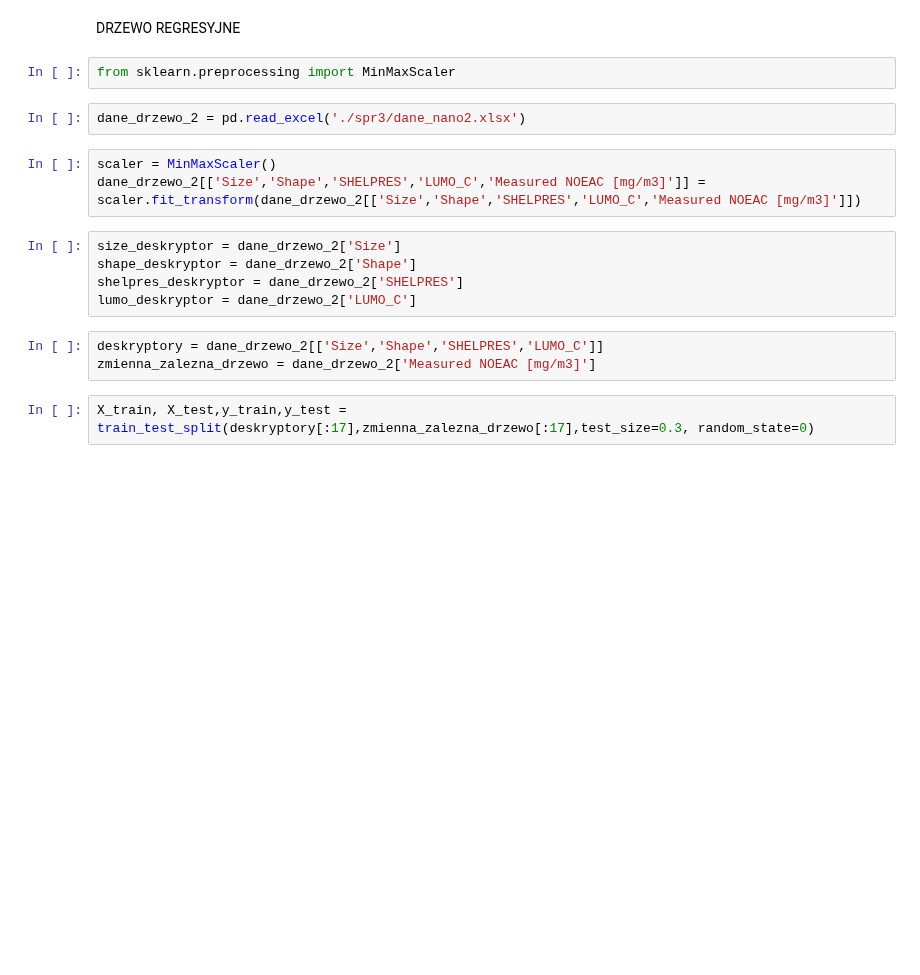
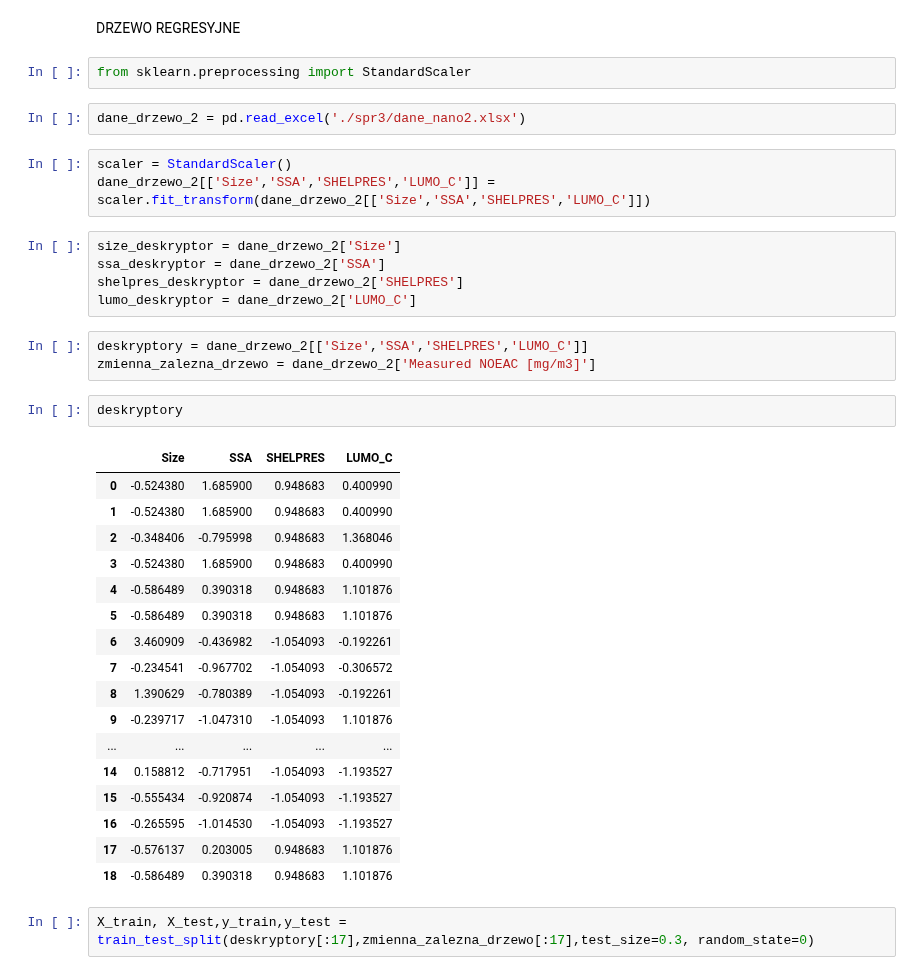
Before and after one commit to Miczel00/machine-learning, a Jupyter notebook: zaj1/main.ipynb, the cells around one changed output. Cells and saved outputs as stored; diff of their text form; blank space fills up the shorter version.

```diff
--- a/zaj1/main.ipynb
+++ b/zaj1/main.ipynb
@@ -718,20 +718,40 @@ Name: Protein carbonylation (A-1/I-0), dtype: float64
 # %% [markdown]
 DRZEWO REGRESYJNE
 # %%
-from sklearn.preprocessing import MinMaxScaler
+from sklearn.preprocessing import StandardScaler
 # %%
 dane_drzewo_2 = pd.read_excel('./spr3/dane_nano2.xlsx')
 # %%
-scaler = MinMaxScaler()
-dane_drzewo_2[['Size','Shape','SHELPRES','LUMO_C','Measured NOEAC [mg/m3]']] = scaler.fit_transform(dane_drzewo_2[['Size','Shape','SHELPRES','LUMO_C','Measured NOEAC [mg/m3]']])
+scaler = StandardScaler()
+dane_drzewo_2[['Size','SSA','SHELPRES','LUMO_C']] = scaler.fit_transform(dane_drzewo_2[['Size','SSA','SHELPRES','LUMO_C']])
 # %%
 size_deskryptor = dane_drzewo_2['Size']
-shape_deskryptor = dane_drzewo_2['Shape']
+ssa_deskryptor = dane_drzewo_2['SSA']
 shelpres_deskryptor = dane_drzewo_2['SHELPRES']
 lumo_deskryptor = dane_drzewo_2['LUMO_C']
 # %%
-deskryptory = dane_drzewo_2[['Size','Shape','SHELPRES','LUMO_C']]
+deskryptory = dane_drzewo_2[['Size','SSA','SHELPRES','LUMO_C']]
 zmienna_zalezna_drzewo = dane_drzewo_2['Measured NOEAC [mg/m3]']
+# %%
+deskryptory
+# %% [output]
+|  | Size | SSA | SHELPRES | LUMO_C |
+| 0 | -0.524380 | 1.685900 | 0.948683 | 0.400990 |
+| 1 | -0.524380 | 1.685900 | 0.948683 | 0.400990 |
+| 2 | -0.348406 | -0.795998 | 0.948683 | 1.368046 |
+| 3 | -0.524380 | 1.685900 | 0.948683 | 0.400990 |
+| 4 | -0.586489 | 0.390318 | 0.948683 | 1.101876 |
+| 5 | -0.586489 | 0.390318 | 0.948683 | 1.101876 |
+| 6 | 3.460909 | -0.436982 | -1.054093 | -0.192261 |
+| 7 | -0.234541 | -0.967702 | -1.054093 | -0.306572 |
+| 8 | 1.390629 | -0.780389 | -1.054093 | -0.192261 |
+| 9 | -0.239717 | -1.047310 | -1.054093 | 1.101876 |
+| ... | ... | ... | ... | ... |
+| 14 | 0.158812 | -0.717951 | -1.054093 | -1.193527 |
+| 15 | -0.555434 | -0.920874 | -1.054093 | -1.193527 |
+| 16 | -0.265595 | -1.014530 | -1.054093 | -1.193527 |
+| 17 | -0.576137 | 0.203005 | 0.948683 | 1.101876 |
+| 18 | -0.586489 | 0.390318 | 0.948683 | 1.101876 |
 # %%
 X_train, X_test,y_train,y_test = train_test_split(deskryptory[:17],zmienna_zalezna_drzewo[:17],test_size=0.3, random_state=0)
 # %%
```
Also changed, not shown: parts of 12 cells of this notebook.
